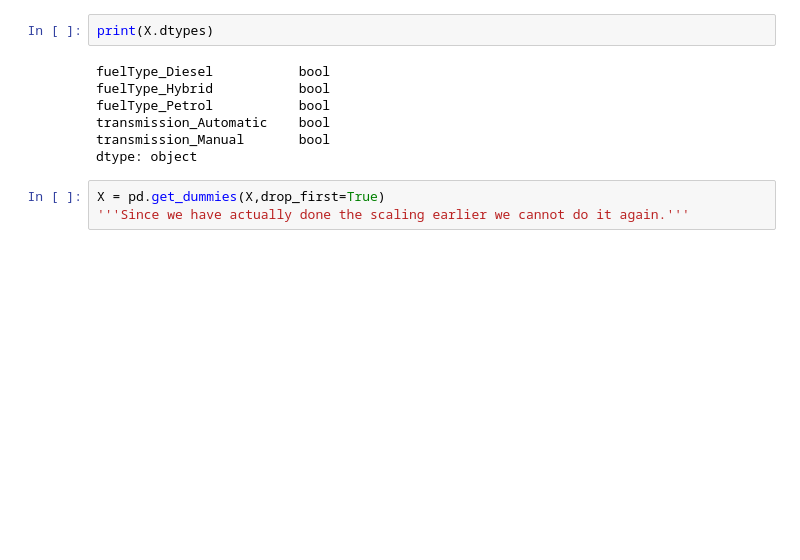
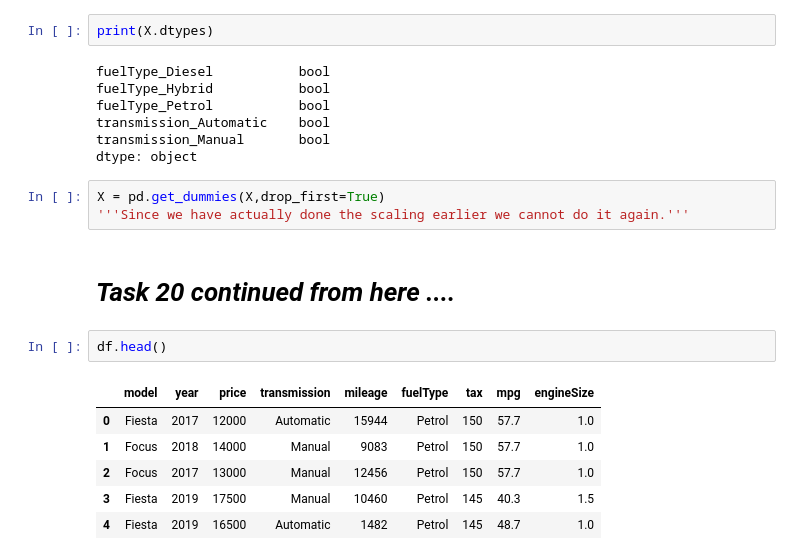
Before and after one commit to pranavrane29/Python-Basic-Projects, a Jupyter notebook: python-for-ai/18.ipynb, the cells around one changed output. Drawn from its saved outputs; the diff is of its cells as text; blank space fills up the shorter version.

Commit message:
Task 20 added in Below Task 18!

```diff
--- a/python-for-ai/18.ipynb
+++ b/python-for-ai/18.ipynb
@@ -307,3 +311,14 @@ dtype: object
 # %%
 X = pd.get_dummies(X,drop_first=True)
 '''Since we have actually done the scaling earlier we cannot do it again.'''
+# %% [markdown]
+# ***Task 20 continued from here ....***
+# %%
+df.head()
+# %% [output]
+|  | model | year | price | transmission | mileage | fuelType | tax | mpg | engineSize |
+| 0 | Fiesta | 2017 | 12000 | Automatic | 15944 | Petrol | 150 | 57.7 | 1.0 |
+| 1 | Focus | 2018 | 14000 | Manual | 9083 | Petrol | 150 | 57.7 | 1.0 |
+| 2 | Focus | 2017 | 13000 | Manual | 12456 | Petrol | 150 | 57.7 | 1.0 |
+| 3 | Fiesta | 2019 | 17500 | Manual | 10460 | Petrol | 145 | 40.3 | 1.5 |
+| 4 | Fiesta | 2019 | 16500 | Automatic | 1482 | Petrol | 145 | 48.7 | 1.0 |
```
Also changed, not shown: parts of 13 cells of this notebook.
